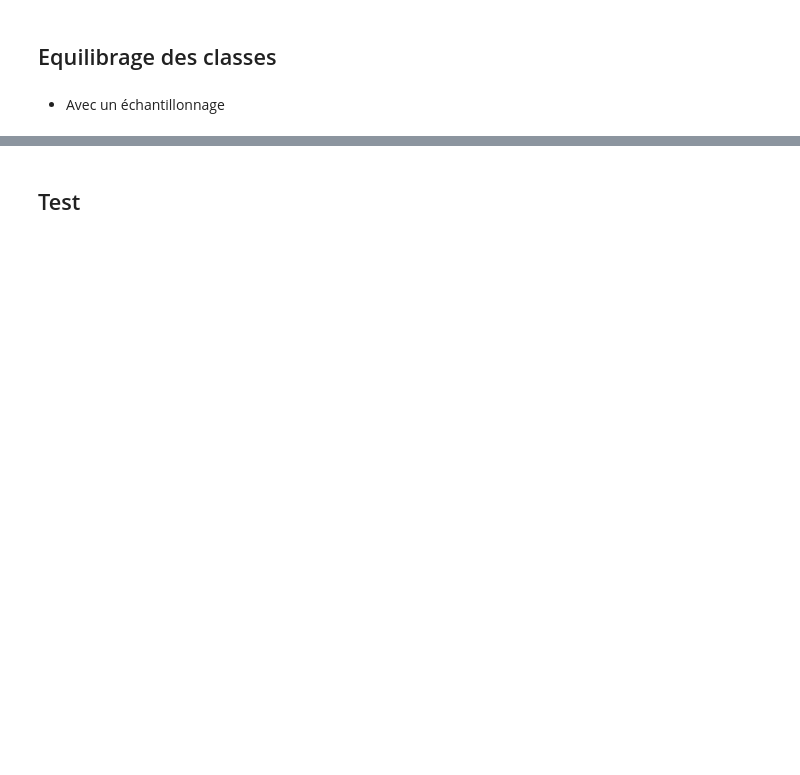
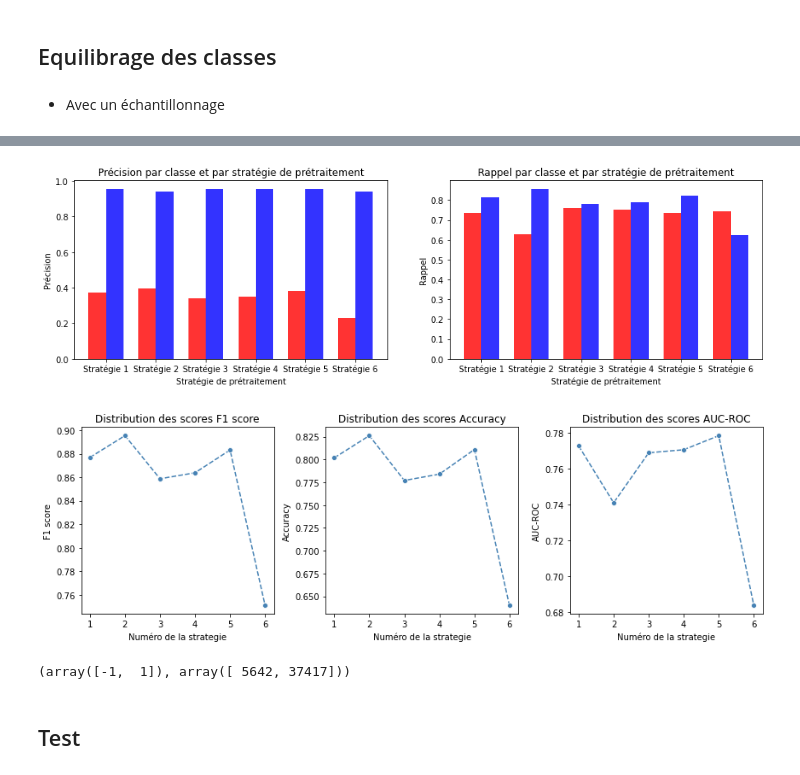
Before and after one commit to Amayas29/analyse-de-sentiments-et-reconnaissance-du-locuteur, a Jupyter notebook: president.ipynb, the cells around one changed output, grey strips where cells are left out. Saved outputs shown, nothing was run; the diff lists cells and outputs as text; code cells hidden in the pictures; blank space fills up the shorter version.

```diff
--- a/president.ipynb
+++ b/president.ipynb
@@ -549,5 +587,3 @@ get_scores(strats, "bnb", None)
-# %%
-optimization_report(strats, "bnb", None)
 # %%
 def svm_optimizer(X, sample, scoring="f1_macro"):
     svm = LinearSVC(class_weight='balanced', max_iter=4000)
@@ -609,7 +661,15 @@ optimization_report(strats, "svm", "over")
 # %%
-optimize_strats(strats, bnb_optimizer, "bnb", "over")
-get_scores(strats, "bnb", "over")
-optimization_report(strats, "bnb", "over")
+optimize_strats(strats, nb_optimizer, "nb", "over")
+get_scores(strats, "nb", "over")
+# %%
+optimization_report(strats, "nb", "over")
+# %% [output]
+[figure, added]
+[figure, added]
+# %%
+np.unique(ytrain, return_counts=True)
+# %% [output]
+(array([-1,  1]), array([ 5642, 37417]))
 # %% [markdown]
 ## Test
 # %%
```
Also changed, not shown: parts of 43 cells of this notebook, 1 other file.
